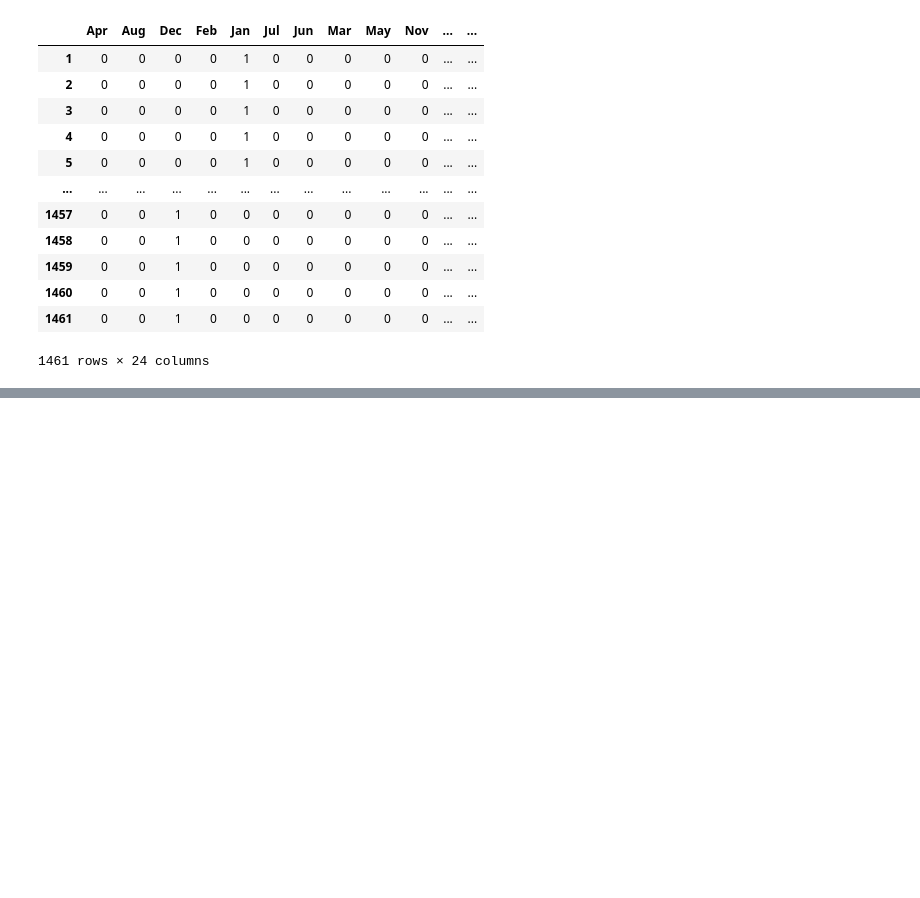
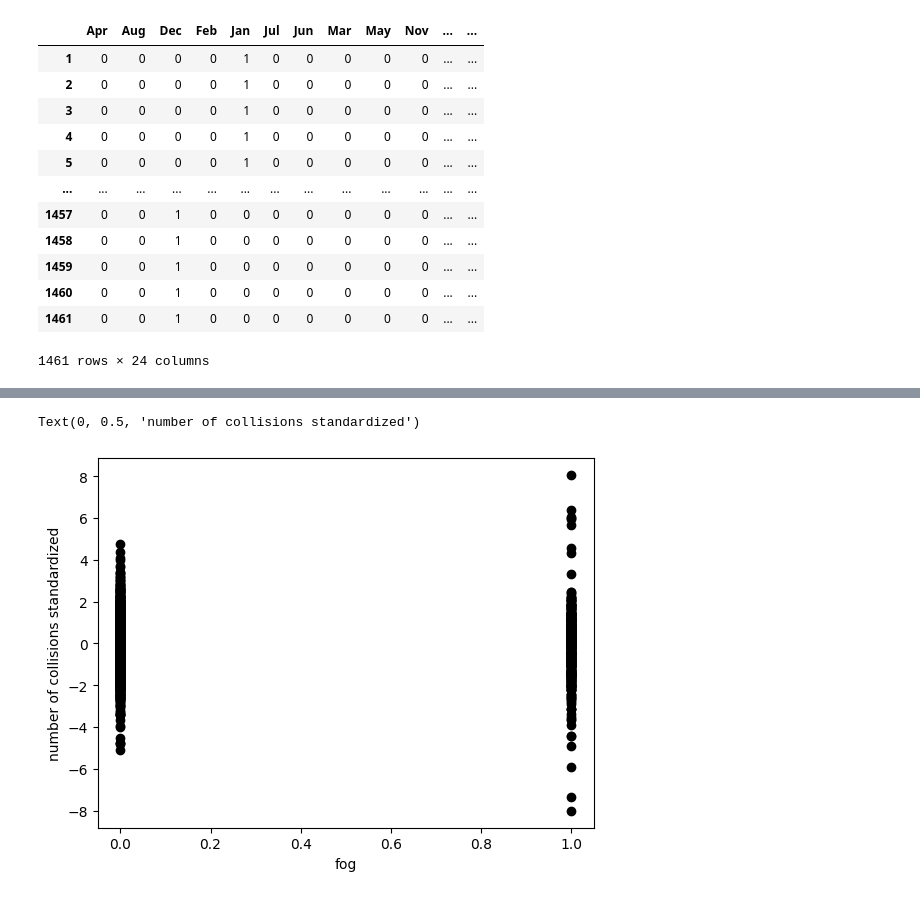
Before and after one commit to Finn-Anderson/BscHons-Data-Analytics, a Jupyter notebook: BscHons-Data-Analytics-Deep-Neural-Network.ipynb, the cells around one changed output, grey strips where cells are left out. Saved outputs shown, nothing was run; the diff lists cells and outputs as text; code cells hidden in the pictures; blank space fills up the shorter version.

```diff
--- a/BscHons-Data-Analytics-Deep-Neural-Network.ipynb
+++ b/BscHons-Data-Analytics-Deep-Neural-Network.ipynb
@@ -155,0 +207,7 @@ array([[-4.02199358e-01],
+# %%
+plt.scatter(input_data["fog"], dnn_predictions, color="black")
+plt.xlabel("fog")
+plt.ylabel("number of collisions standardized")
+# %% [output]
+Text(0, 0.5, 'number of collisions standardized')
+[figure, added]
```
Also changed, not shown: parts of 30 cells of this notebook, 1 other file.
